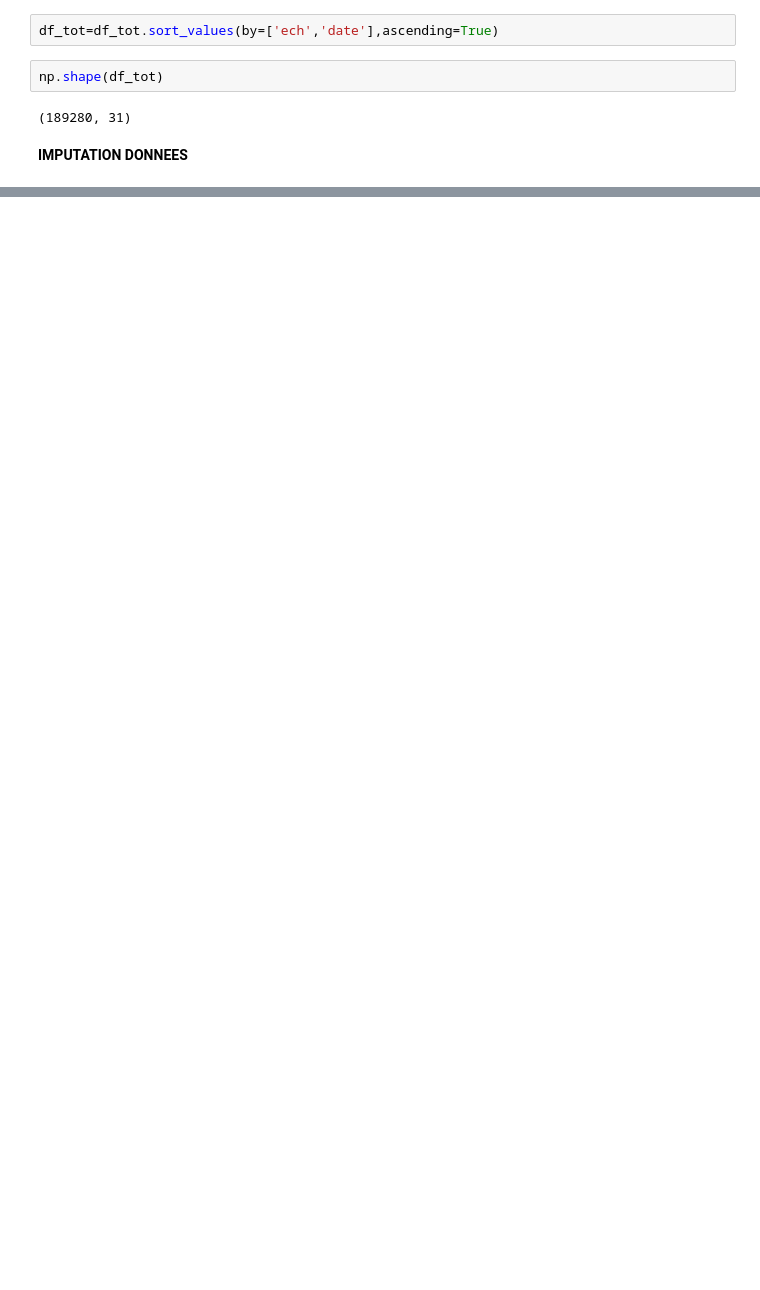
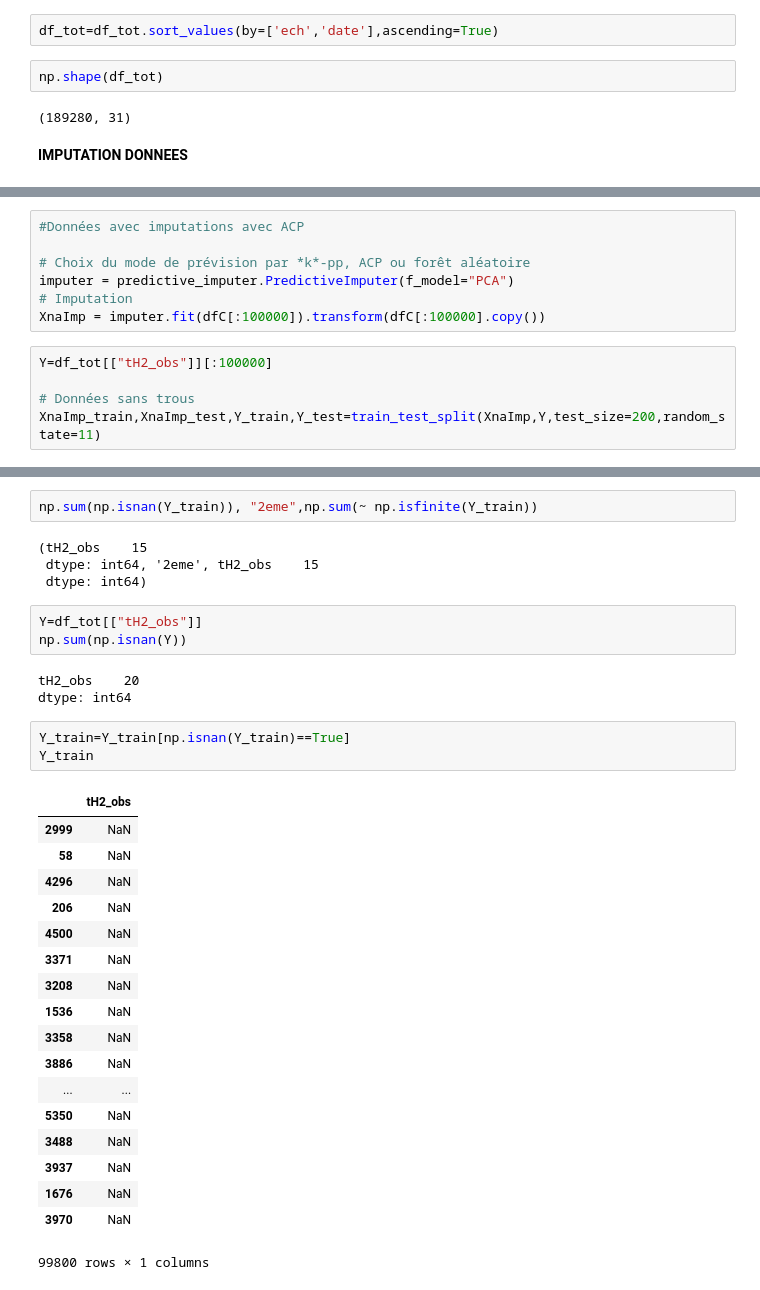
Before and after one commit to CangelosiQ/Defi, a Jupyter notebook: Data_Analysis_Python.ipynb, the cells around one changed output, grey strips where cells are left out. Drawn from its saved outputs; the diff is of its cells as text; blank space fills up the shorter version.

```diff
--- a/Data_Analysis_Python.ipynb
+++ b/Data_Analysis_Python.ipynb
@@ -169,0 +242,12 @@ hosanna
+# %%
+#Données avec imputations avec ACP
+
+# Choix du mode de prévision par *k*-pp, ACP ou forêt aléatoire
+imputer = predictive_imputer.PredictiveImputer(f_model="PCA")
+# Imputation
+XnaImp = imputer.fit(dfC[:100000]).transform(dfC[:100000].copy())
+# %%
+Y=df_tot[["tH2_obs"]][:100000]
+
+# Données sans trous
+XnaImp_train,XnaImp_test,Y_train,Y_test=train_test_split(XnaImp,Y,test_size=200,random_state=11)
@@ -169,0 +289,34 @@ hosanna
+# %%
+np.sum(np.isnan(Y_train)), "2eme",np.sum(~ np.isfinite(Y_train))
+# %% [output]
+(tH2_obs    15
+ dtype: int64, '2eme', tH2_obs    15
+ dtype: int64)
+# %%
+Y=df_tot[["tH2_obs"]]
+np.sum(np.isnan(Y))
+# %% [output]
+tH2_obs    20
+dtype: int64
+# %%
+Y_train=Y_train[np.isnan(Y_train)==True]
+Y_train
+# %% [output]
+|  | tH2_obs |
+| 2999 | NaN |
+| 58 | NaN |
+| 4296 | NaN |
+| 206 | NaN |
+| 4500 | NaN |
+| 3371 | NaN |
+| 3208 | NaN |
+| 1536 | NaN |
+| 3358 | NaN |
+| 3886 | NaN |
+| ... | ... |
+| 5350 | NaN |
+| 3488 | NaN |
+| 3937 | NaN |
+| 1676 | NaN |
+| 3970 | NaN |
+99800 rows × 1 columns
```
Also changed, not shown: parts of 24 cells of this notebook.
